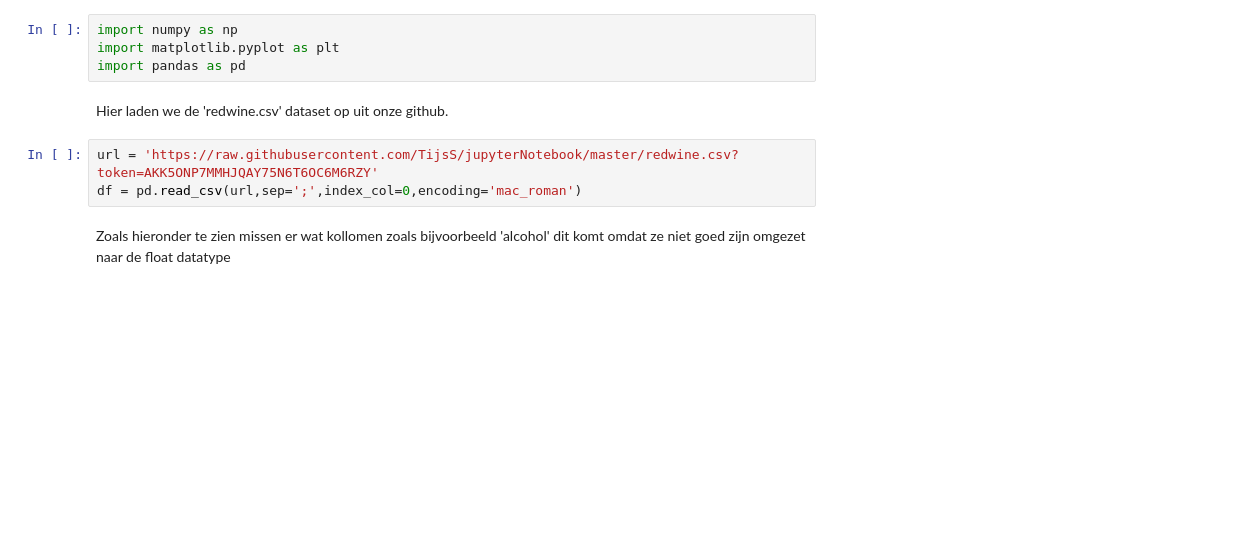
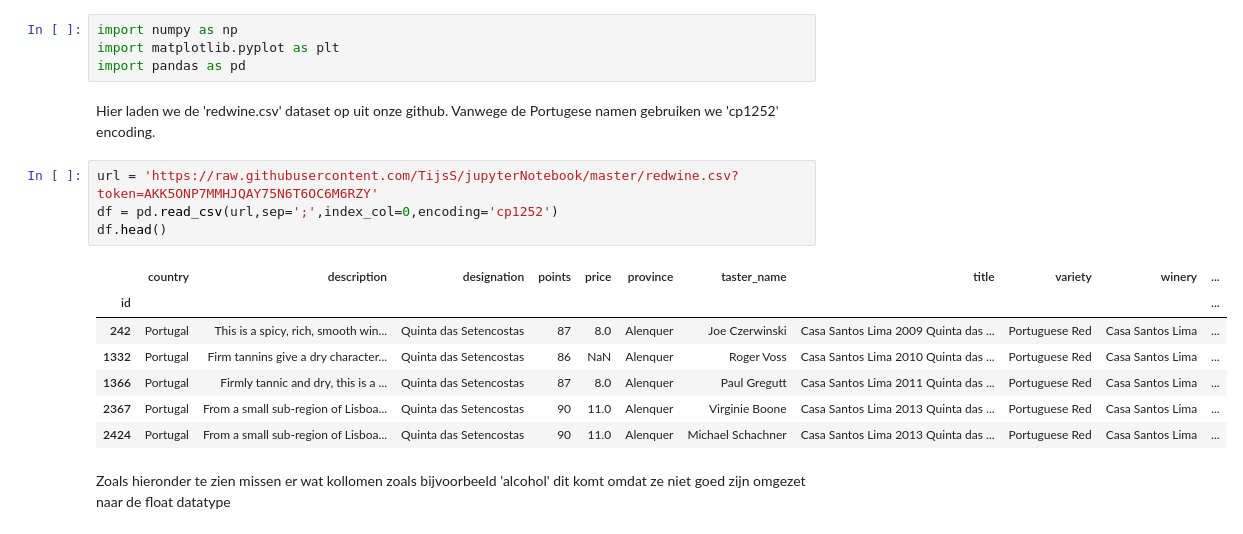
Before and after one commit to TijsS/jupyterNotebook, a Jupyter notebook: Copy_of_WijnOnderzoek.ipynb, the cells around one changed output. Cells and saved outputs as stored; diff of their text form; blank space fills up the shorter version.

```diff
--- a/Copy_of_WijnOnderzoek.ipynb
+++ b/Copy_of_WijnOnderzoek.ipynb
@@ -5,10 +5,19 @@ import numpy as np
 import matplotlib.pyplot as plt
 import pandas as pd
 # %% [markdown]
-Hier laden we de 'redwine.csv' dataset op uit onze github.
+Hier laden we de 'redwine.csv' dataset op uit onze github. Vanwege de Portugese namen gebruiken we 'cp1252' encoding.
 # %%
 url = 'https://raw.githubusercontent.com/TijsS/jupyterNotebook/master/redwine.csv?token=AKK5ONP7MMHJQAY75N6T6OC6M6RZY'
-df = pd.read_csv(url,sep=';',index_col=0,encoding='mac_roman')
+df = pd.read_csv(url,sep=';',index_col=0,encoding='cp1252')
+df.head()
+# %% [output]
+|  | country | description | designation | points | price | province | taster_name | title | variety | winery | ... |
+| id |  |  |  |  |  |  |  |  |  |  | ... |
+| 242 | Portugal | This is a spicy, rich, smooth win... | Quinta das Setencostas | 87 | 8.0 | Alenquer | Joe Czerwinski | Casa Santos Lima 2009 Quinta das ... | Portuguese Red | Casa Santos Lima | ... |
+| 1332 | Portugal | Firm tannins give a dry character... | Quinta das Setencostas | 86 | NaN | Alenquer | Roger Voss | Casa Santos Lima 2010 Quinta das ... | Portuguese Red | Casa Santos Lima | ... |
+| 1366 | Portugal | Firmly tannic and dry, this is a ... | Quinta das Setencostas | 87 | 8.0 | Alenquer | Paul Gregutt | Casa Santos Lima 2011 Quinta das ... | Portuguese Red | Casa Santos Lima | ... |
+| 2367 | Portugal | From a small sub-region of Lisboa... | Quinta das Setencostas | 90 | 11.0 | Alenquer | Virginie Boone | Casa Santos Lima 2013 Quinta das ... | Portuguese Red | Casa Santos Lima | ... |
+| 2424 | Portugal | From a small sub-region of Lisboa... | Quinta das Setencostas | 90 | 11.0 | Alenquer | Michael Schachner | Casa Santos Lima 2013 Quinta das ... | Portuguese Red | Casa Santos Lima | ... |
 # %% [markdown]
 Zoals hieronder te zien missen er wat kollomen zoals bijvoorbeeld 'alcohol' dit komt omdat ze niet goed zijn omgezet naar de float datatype
 # %%
```
Also changed, not shown: parts of 24 cells of this notebook.
